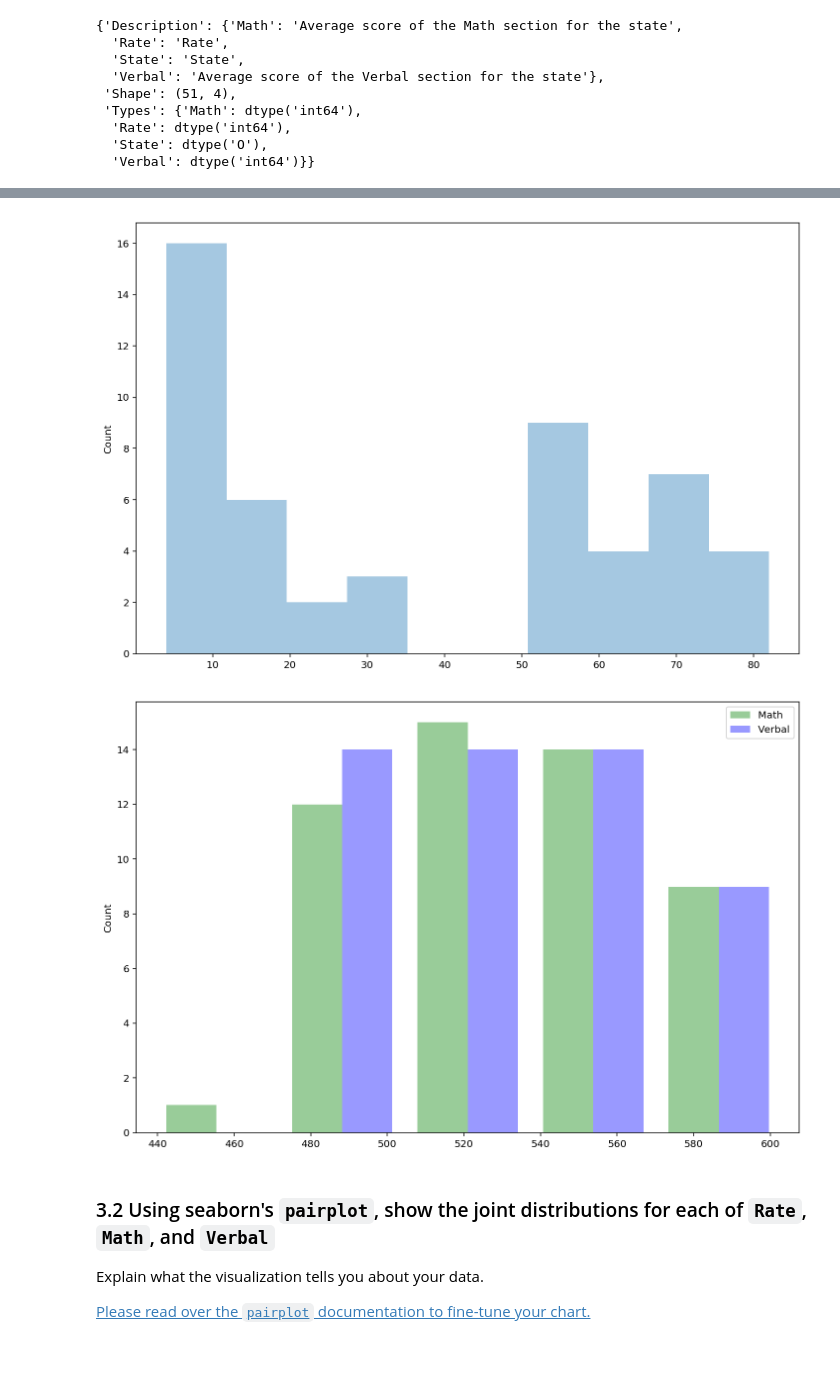
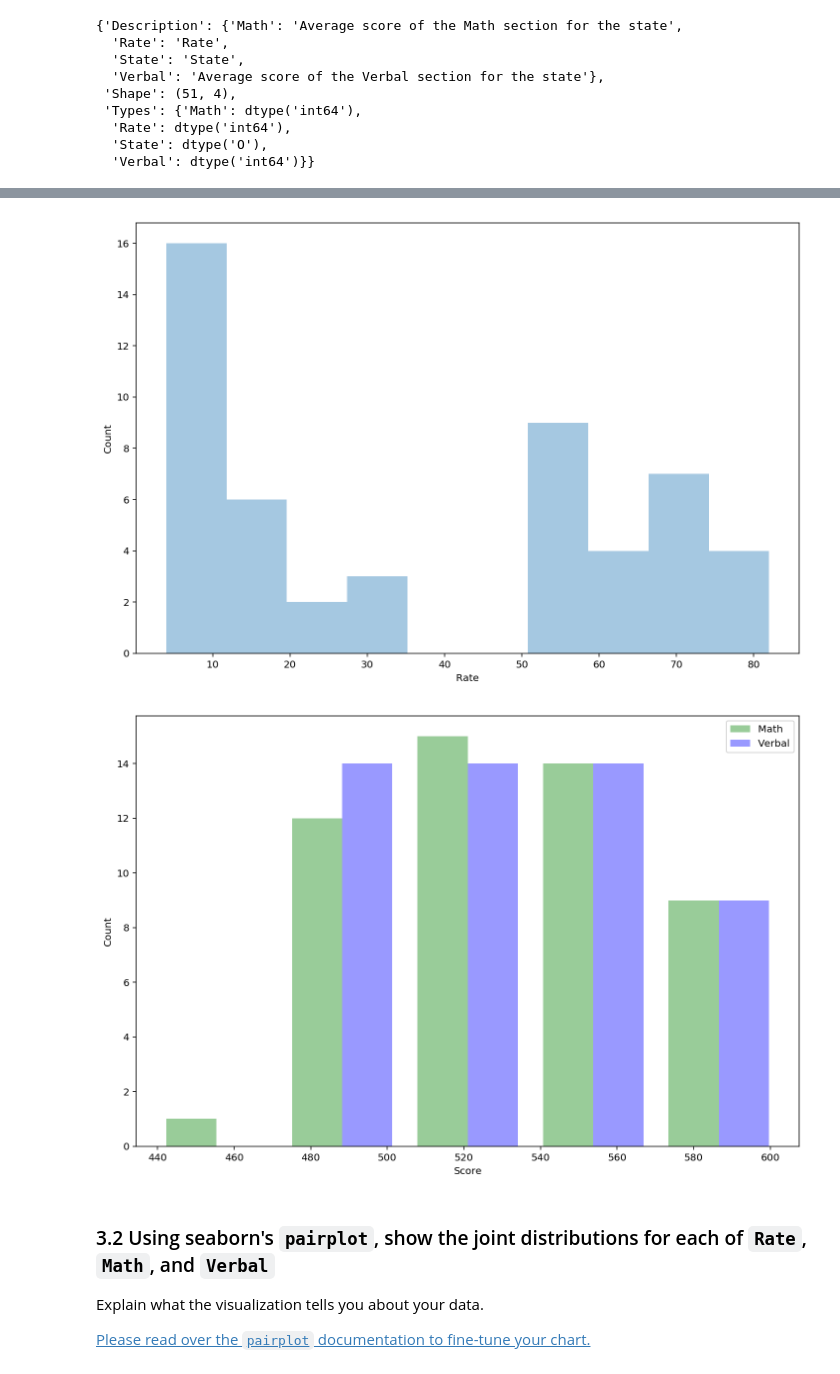
Before and after one commit to yingkh/dsi-sg-03-projects, a Jupyter notebook: project-two/kaho-project2.ipynb, the cells around one changed output, grey strips where cells are left out. Cells and saved outputs as stored; diff of their text form; code cells hidden in the pictures.

```diff
--- a/project-two/kaho-project2.ipynb
+++ b/project-two/kaho-project2.ipynb
@@ -173,19 +173,21 @@ Set the keyword argument `kde=False`. This way you can actually see the counts w
 # %%
 plt.figure(figsize=(12, 8))
 ax_rate = sns.distplot(df_sat_scores[['Rate']], kde=False, bins=10)
+ax_rate.set_xlabel('Rate')
 ax_rate.set_ylabel('Count')
 plt.show()
 # %% [output]
-[figure, old version]
+[figure, new version]
 # %%
 df_plot_data_set = df_sat_scores[['Math', 'Verbal']]
 plt.figure(figsize=(12, 8))
 ax_rate = sns.distplot(df_plot_data_set, color=['green', 'blue'], kde=False)
+ax_rate.set_xlabel('Score')
 ax_rate.set_ylabel('Count')
 ax_rate.legend(df_plot_data_set.columns)
 plt.show()
 # %% [output]
-[figure, old version]
+[figure, new version]
 # %% [markdown]
 ### 3.2 Using seaborn's `pairplot`, show the joint distributions for each of `Rate`, `Math`, and `Verbal`
 
```
Also changed, not shown: parts of 4 cells of this notebook.
